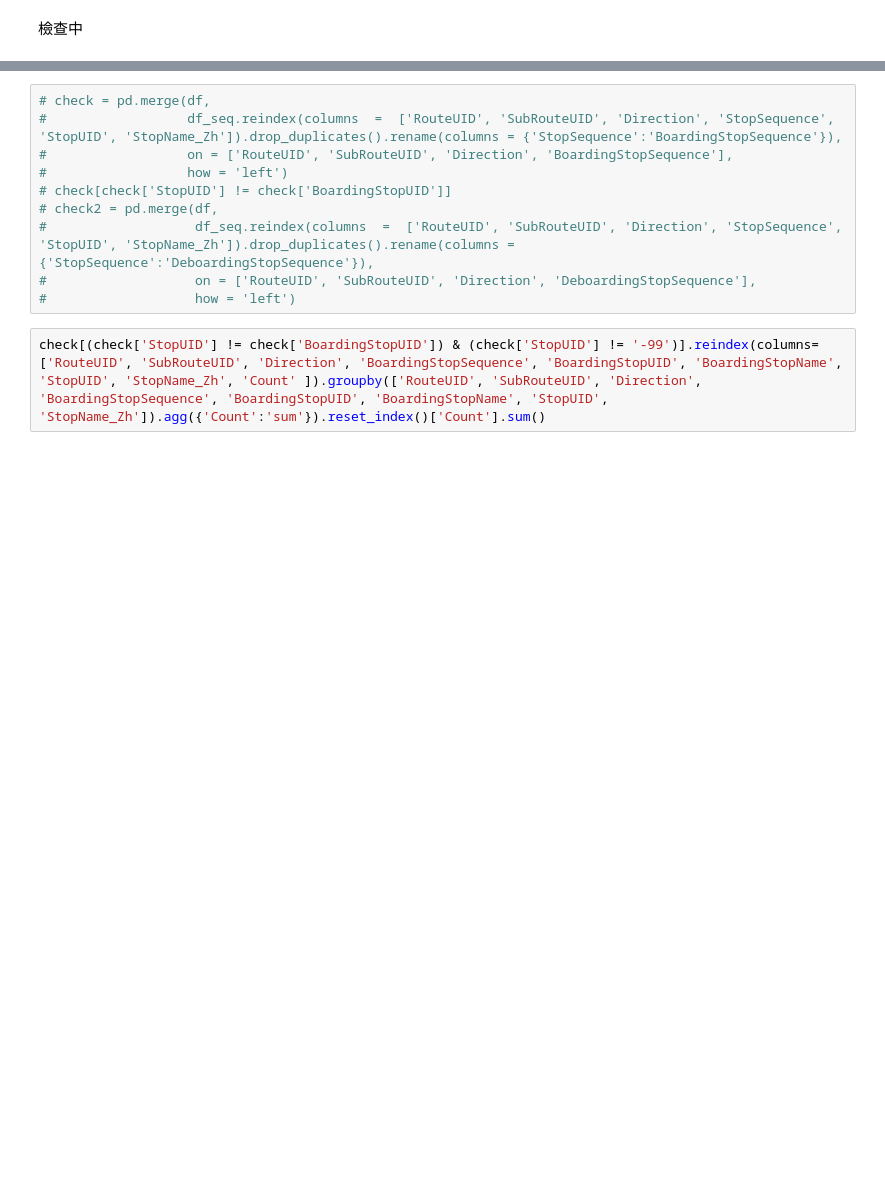
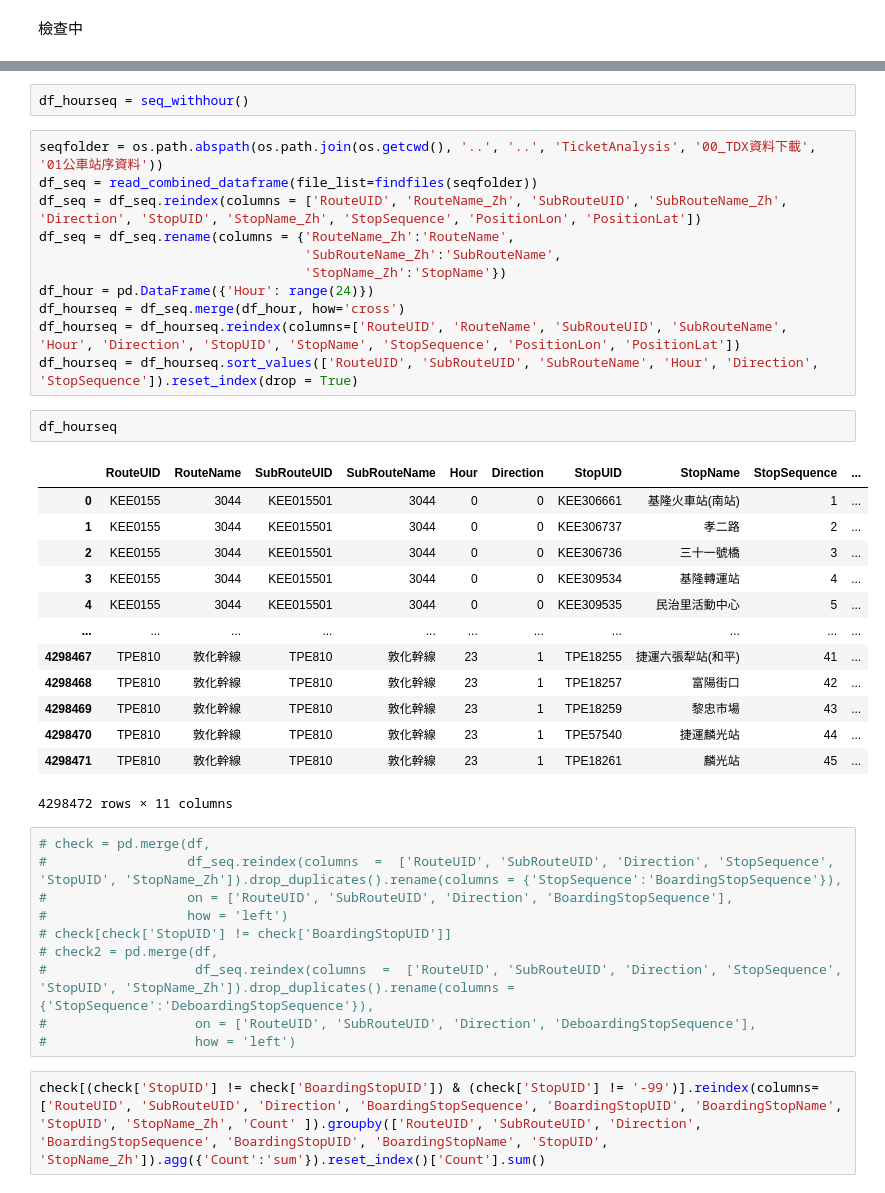
Before and after one commit to KaiChiehKJ/THI-6800-BusTicket, a Jupyter notebook: 03_TicketAnalysisCode.ipynb, the cells around one changed output, grey strips where cells are left out. Saved outputs shown, nothing was run; the diff lists cells and outputs as text; blank space fills up the shorter version.

```diff
--- a/03_TicketAnalysisCode.ipynb
+++ b/03_TicketAnalysisCode.ipynb
@@ -1484,3 +1072,32 @@ df_seq = df_seq.reindex(columns = ['RouteUID', 'RouteName_Zh', 'SubRouteUID', 'S
+# %%
+df_hourseq = seq_withhour()
+# %%
+seqfolder = os.path.abspath(os.path.join(os.getcwd(), '..', '..', 'TicketAnalysis', '00_TDX資料下載', '01公車站序資料'))
+df_seq = read_combined_dataframe(file_list=findfiles(seqfolder))
+df_seq = df_seq.reindex(columns = ['RouteUID', 'RouteName_Zh', 'SubRouteUID', 'SubRouteName_Zh', 'Direction', 'StopUID', 'StopName_Zh', 'StopSequence', 'PositionLon', 'PositionLat'])
+df_seq = df_seq.rename(columns = {'RouteName_Zh':'RouteName',
+                                  'SubRouteName_Zh':'SubRouteName',
+                                  'StopName_Zh':'StopName'})
+df_hour = pd.DataFrame({'Hour': range(24)})
+df_hourseq = df_seq.merge(df_hour, how='cross')
+df_hourseq = df_hourseq.reindex(columns=['RouteUID', 'RouteName', 'SubRouteUID', 'SubRouteName', 'Hour', 'Direction', 'StopUID', 'StopName', 'StopSequence', 'PositionLon', 'PositionLat'])
+df_hourseq = df_hourseq.sort_values(['RouteUID', 'SubRouteUID', 'SubRouteName', 'Hour', 'Direction', 'StopSequence']).reset_index(drop = True)
+# %%
+df_hourseq
+# %% [output]
+|  | RouteUID | RouteName | SubRouteUID | SubRouteName | Hour | Direction | StopUID | StopName | StopSequence | ... |
+| 0 | KEE0155 | 3044 | KEE015501 | 3044 | 0 | 0 | KEE306661 | 基隆火車站(南站) | 1 | ... |
+| 1 | KEE0155 | 3044 | KEE015501 | 3044 | 0 | 0 | KEE306737 | 孝二路 | 2 | ... |
+| 2 | KEE0155 | 3044 | KEE015501 | 3044 | 0 | 0 | KEE306736 | 三十一號橋 | 3 | ... |
+| 3 | KEE0155 | 3044 | KEE015501 | 3044 | 0 | 0 | KEE309534 | 基隆轉運站 | 4 | ... |
+| 4 | KEE0155 | 3044 | KEE015501 | 3044 | 0 | 0 | KEE309535 | 民治里活動中心 | 5 | ... |
+| ... | ... | ... | ... | ... | ... | ... | ... | ... | ... | ... |
+| 4298467 | TPE810 | 敦化幹線 | TPE810 | 敦化幹線 | 23 | 1 | TPE18255 | 捷運六張犁站(和平) | 41 | ... |
+| 4298468 | TPE810 | 敦化幹線 | TPE810 | 敦化幹線 | 23 | 1 | TPE18257 | 富陽街口 | 42 | ... |
+| 4298469 | TPE810 | 敦化幹線 | TPE810 | 敦化幹線 | 23 | 1 | TPE18259 | 黎忠市場 | 43 | ... |
+| 4298470 | TPE810 | 敦化幹線 | TPE810 | 敦化幹線 | 23 | 1 | TPE57540 | 捷運麟光站 | 44 | ... |
+| 4298471 | TPE810 | 敦化幹線 | TPE810 | 敦化幹線 | 23 | 1 | TPE18261 | 麟光站 | 45 | ... |
+4298472 rows × 11 columns
 # %%
 # check = pd.merge(df,
 #                  df_seq.reindex(columns  =  ['RouteUID', 'SubRouteUID', 'Direction', 'StopSequence', 'StopUID', 'StopName_Zh']).drop_duplicates().rename(columns = {'StopSequence':'BoardingStopSequence'}),
```
Also changed, not shown: parts of 25 cells of this notebook.
